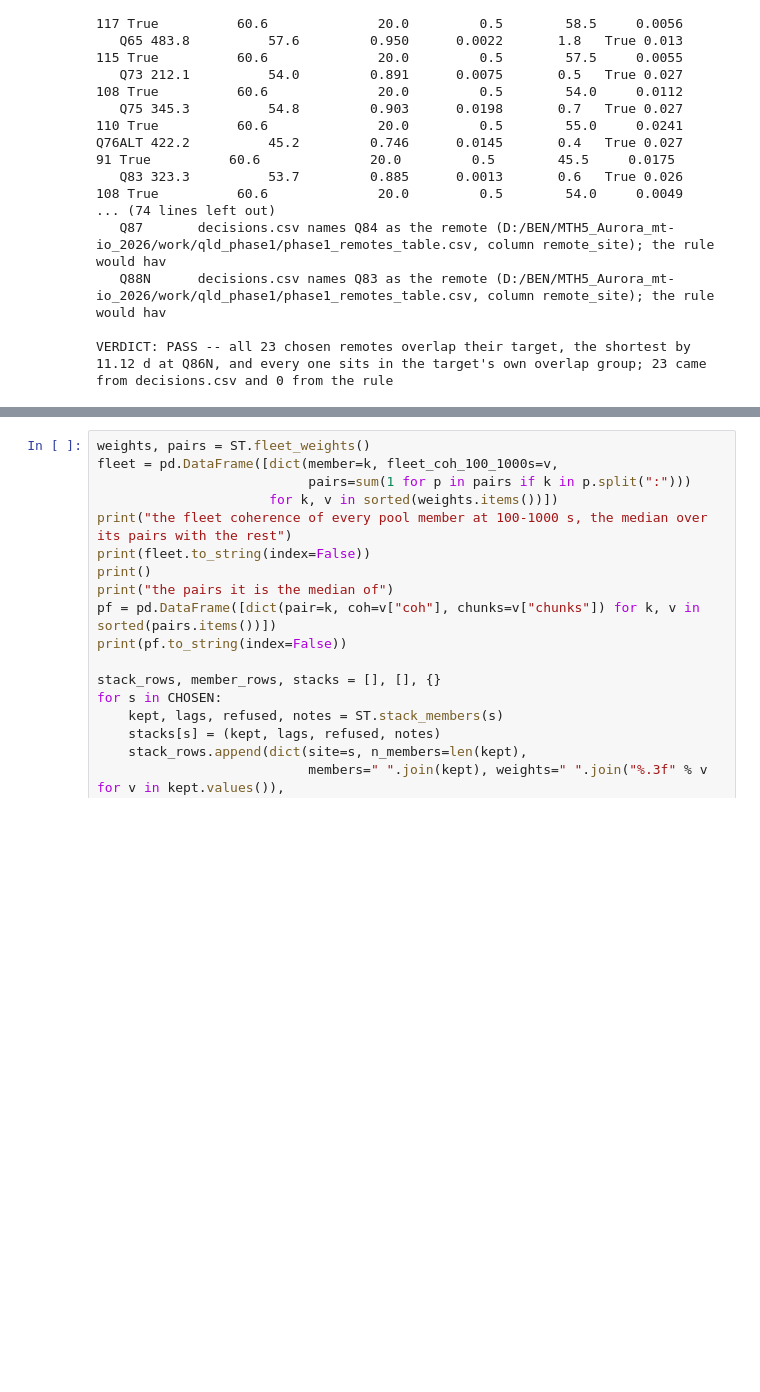
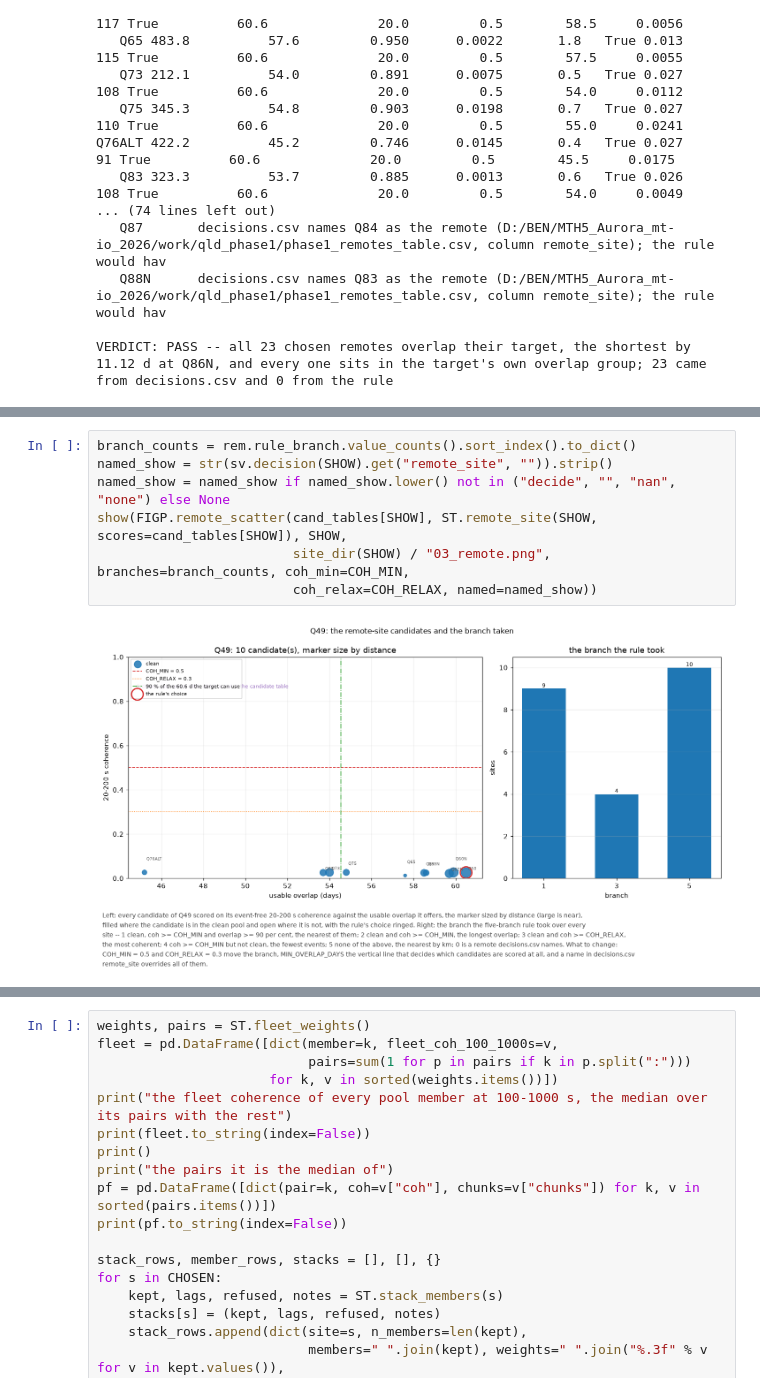
Before and after one commit to bvkay/AusLAMP-Processing-2026, a Jupyter notebook: workbooks/03_process.ipynb, the cells around one changed output, grey strips where cells are left out. Saved outputs shown, nothing was run; the diff lists cells and outputs as text; blank space fills up the shorter version.

```diff
--- a/workbooks/03_process.ipynb
+++ b/workbooks/03_process.ipynb
@@ -492,3 +592,12 @@ VERDICT: PASS -- all 23 chosen remotes overlap their target, the shortest by 11.
+# %%
+branch_counts = rem.rule_branch.value_counts().sort_index().to_dict()
+named_show = str(sv.decision(SHOW).get("remote_site", "")).strip()
+named_show = named_show if named_show.lower() not in ("decide", "", "nan", "none") else None
+show(FIGP.remote_scatter(cand_tables[SHOW], ST.remote_site(SHOW, scores=cand_tables[SHOW]), SHOW,
+                         site_dir(SHOW) / "03_remote.png", branches=branch_counts, coh_min=COH_MIN,
+                         coh_relax=COH_RELAX, named=named_show))
+# %% [output]
+[figure, added]
 # %% [markdown]
 ## The fleet stack
 
```
Also changed, not shown: parts of 43 cells of this notebook, 11 other files.
